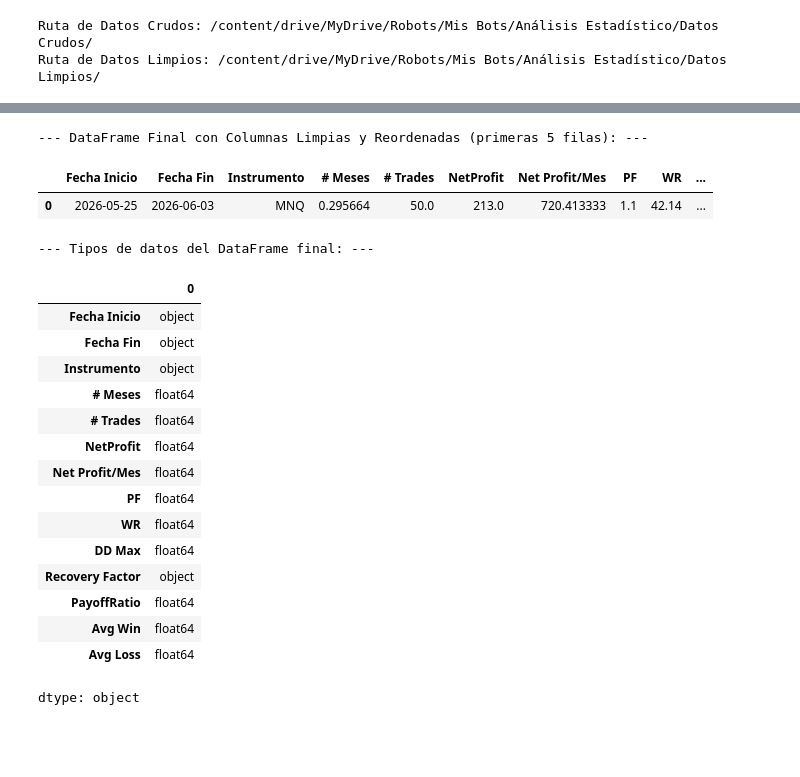
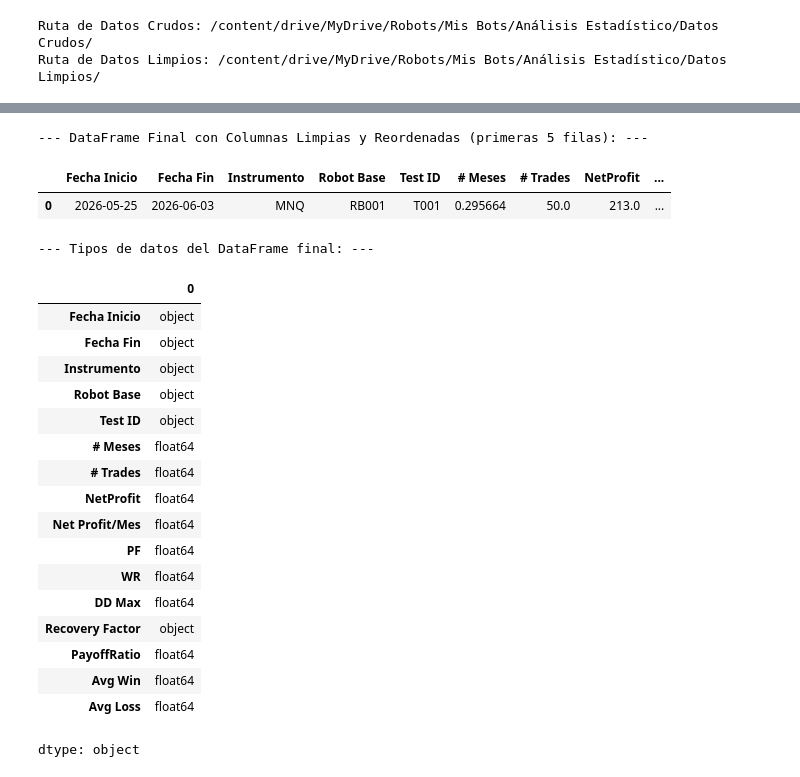
Before and after one commit to MarceCorreal2/Robots-NT, a Jupyter notebook: Procesamiento_Indicadores_Backtest.ipynb, the cells around one changed output, grey strips where cells are left out. Cells and saved outputs as stored; diff of their text form; code cells hidden in the pictures; blank space fills up the shorter version.

Commit message:
Esta vesión 1 ya incluye la creación de archivos y la inclusión de esta información en la Table Maestra

```diff
--- a/Procesamiento_Indicadores_Backtest.ipynb
+++ b/Procesamiento_Indicadores_Backtest.ipynb
@@ -51,7 +51,7 @@ Ruta de Datos Limpios: /content/drive/MyDrive/Robots/Mis Bots/Análisis Estadi
 import os
 import pandas as pd
 
-sample_file_name = 'SA-RB01-MNQ-A-T001.csv'
+sample_file_name = 'SA_RB001_MNQ_A_T001.csv'
 sample_file_path = os.path.join(RAW_DATA_PATH, sample_file_name)
 
 print(f"Cargando archivo de ejemplo: {sample_file_path}")
@@ -124,7 +124,7 @@ Línea 9: Sortino ratio;1,00;1,00;1,00;
 Columnas del DataFrame procesado:
 [0, 1, 2, 3, 4]
 # %%
-# Celda 6 - Extracción indicadores
+# Celda 6 Extracción de datos
 
 import os
 import pandas as pd
@@ -233,7 +233,7 @@ for file_name in os.listdir(RAW_DATA_PATH):
 
             # Extraer Robot Base, Test ID e Instrumento del nombre del archivo
             # Ejemplo: SA-RB01-MNQ-A-T001.csv
-            file_parts = file_name.replace('.csv', '').split('-')
+            file_parts = file_name.replace('.csv', '').split('_') # Changed to split by underscore
             robot_base = file_parts[1] if len(file_parts) > 1 else None
             test_id = file_parts[-1] if len(file_parts) > 0 else None # Assuming last part is Test ID
             instrument_from_file = file_parts[2] if len(file_parts) > 2 else None
@@ -255,10 +255,24 @@ for file_name in os.listdir(RAW_DATA_PATH):
                 'Net Profit/Mes': NetProfitPerMonth,
                 'Fecha-Inicio': FechaInicio.strftime('%Y-%m-%d') if FechaInicio else None,
                 'Fecha-Fin': FechaFin.strftime('%Y-%m-%d') if FechaFin else None,
-                'Avg Win': AvgWinTrade, # New indicator added
-                'Avg Loss': AvgLossTrade # New indicator added
+                'Avg Win': AvgWinTrade,
+                'Avg Loss': AvgLossTrade
             }
             all_indicators_list.append(file_indicators)
+
+            # --- Nuevo código para guardar el archivo limpio individual sin subdirectorios dinámicos ---
+            individual_df = pd.DataFrame([file_indicators])
+            base_file_name = os.path.splitext(file_name)[0] # e.g., 'SA-RB01-MNQ-A-T001'
+            cleaned_individual_file_name = f"{base_file_name}-Limpio.csv"
+
+            # La carpeta de salida es directamente CLEAN_DATA_PATH
+            dynamic_output_dir = CLEAN_DATA_PATH
+            os.makedirs(dynamic_output_dir, exist_ok=True)
+
+            individual_output_path = os.path.join(dynamic_output_dir, cleaned_individual_file_name)
+            individual_df.to_csv(individual_output_path, index=False)
+            print(f"Indicadores individuales guardados en: {individual_output_path}")
+            # --- Fin del nuevo código ---
 
         except Exception as e:
             print(f"Error al procesar el archivo {file_name}: {e}")
@@ -270,9 +284,11 @@ if all_indicators_list:
     display(consolidated_df.head())
 
     # Guardar el DataFrame consolidado en un nuevo archivo CSV
-    output_file_path = os.path.join(CLEAN_DATA_PATH, 'backtest_indicators_summary.csv')
-    consolidated_df.to_csv(output_file_path, index=False)
-    print(f"\nDataFrame consolidado guardado en: {output_file_path}")
+    # El nombre de este archivo consolidado permanece igual, 'backtest_indicators_summary.csv',
+    # ya que los archivos individuales limpios ahora se guardan con el sufijo '-Limpio'.
+    # output_file_path = os.path.join(CLEAN_DATA_PATH, 'backtest_indicators_summary.csv') # Original line to save consolidated file
+    # consolidated_df.to_csv(output_file_path, index=False) # Original line to save consolidated file
+    # print(f"\nDataFrame consolidado guardado en: {output_file_path}") # Original line to print save path
 else:
     print("No se pudieron procesar indicadores de ningún archivo.")
 # %% [output]
@@ -293,36 +309,38 @@ consolidated_df = consolidated_df.rename(columns={
     'Fecha-Fin': 'Fecha Fin',
     'DD max': 'DD Max',
     'Net Profit/Mes': 'Net Profit/Mes'
 })
 
-# Definir el orden de las columnas solicitado por el usuario
+# Definir el orden de las columnas solicitado por el usuario, incluyendo 'Robot Base' y 'Test ID'
 column_order = [
     'Fecha Inicio',
     'Fecha Fin',
     'Instrumento',
+    'Robot Base', # Agregado para identificación única
+    'Test ID',    # Agregado para identificación única
     '# Meses',
     '# Trades',
     'NetProfit',
     'Net Profit/Mes',
     'PF',
     'WR',
     'DD Max',
     'Recovery Factor',
     'PayoffRatio',
     'Avg Win',
     'Avg Loss'
 ]
 
 # Seleccionar y reordenar las columnas del DataFrame
 # Se maneja si alguna columna esperada no está presente, aunque con las modificaciones anteriores deberían estar todas.
 final_df = consolidated_df[column_order]
 
 print("\n--- DataFrame Final con Columnas Limpias y Reordenadas (primeras 5 filas): ---")
 display(final_df.head())
 # %% [output]
 --- DataFrame Final con Columnas Limpias y Reordenadas (primeras 5 filas): ---
-|  | Fecha Inicio | Fecha Fin | Instrumento | # Meses | # Trades | NetProfit | Net Profit/Mes | PF | WR | ... |
-| 0 | 2026-05-25 | 2026-06-03 | MNQ | 0.295664 | 50.0 | 213.0 | 720.413333 | 1.1 | 42.14 | ... |
+|  | Fecha Inicio | Fecha Fin | Instrumento | Robot Base | Test ID | # Meses | # Trades | NetProfit | ... |
+| 0 | 2026-05-25 | 2026-06-03 | MNQ | RB001 | T001 | 0.295664 | 50.0 | 213.0 | ... |
 # %%
 # Celda 8 - Verificar tipos de datos del DataFrame final
 print("\n--- Tipos de datos del DataFrame final: ---")
@@ -333,6 +351,8 @@ display(final_df.dtypes)
 | Fecha Inicio | object |
 | Fecha Fin | object |
 | Instrumento | object |
+| Robot Base | object |
+| Test ID | object |
 | # Meses | float64 |
 | # Trades | float64 |
 | NetProfit | float64 |
```
Also changed, not shown: parts of 5 cells of this notebook.
